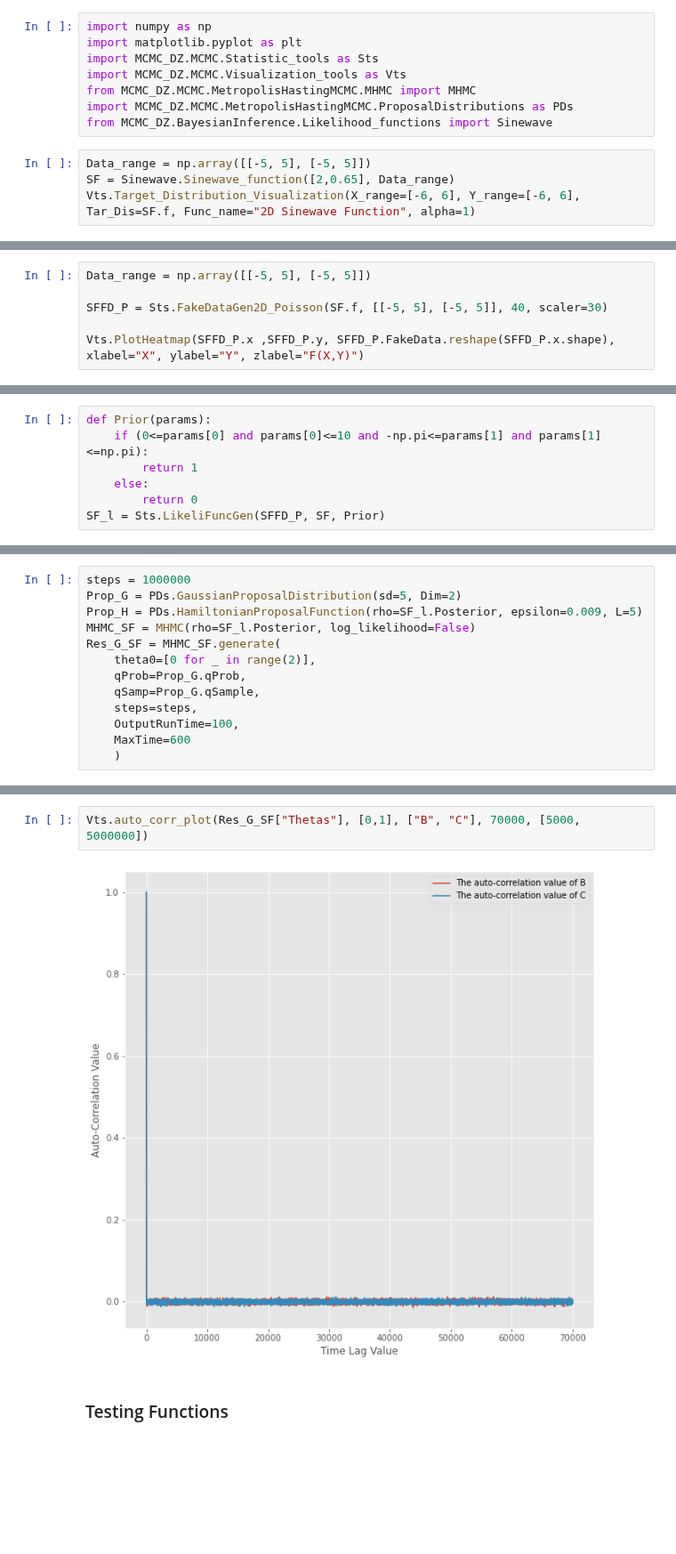
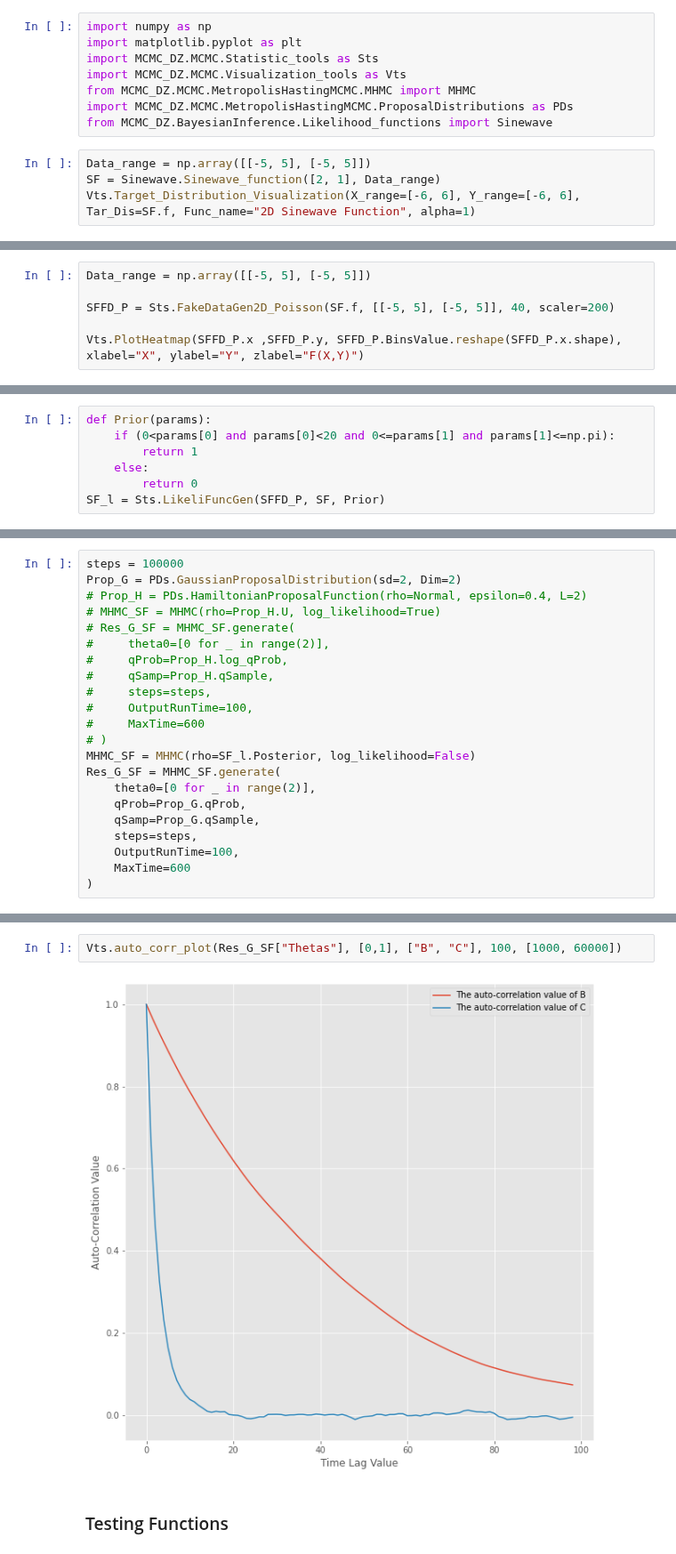
Before and after one commit to pjdunne/MResMCMC2023, a Jupyter notebook: Examples_Dian.ipynb, the cells around one changed output, grey strips where cells are left out. Shown at 89% size. Cells and saved outputs as stored; diff of their text form; blank space fills up the shorter version.

```diff
--- a/Examples_Dian.ipynb
+++ b/Examples_Dian.ipynb
@@ -10,6 +10,6 @@ import MCMC_DZ.MCMC.MetropolisHastingMCMC.ProposalDistributions as PDs
 from MCMC_DZ.BayesianInference.Likelihood_functions import Sinewave
 # %%
 Data_range = np.array([[-5, 5], [-5, 5]])
-SF = Sinewave.Sinewave_function([2,0.65], Data_range)
+SF = Sinewave.Sinewave_function([2, 1], Data_range)
 Vts.Target_Distribution_Visualization(X_range=[-6, 6], Y_range=[-6, 6], Tar_Dis=SF.f, Func_name="2D Sinewave Function", alpha=1)
 # %% [output]
@@ -17,7 +17,7 @@ Vts.Target_Distribution_Visualization(X_range=[-6, 6], Y_range=[-6, 6], Tar_Dis=
 # %%
 Data_range = np.array([[-5, 5], [-5, 5]])
 
-SFFD_P = Sts.FakeDataGen2D_Poisson(SF.f, [[-5, 5], [-5, 5]], 40, scaler=30)
+SFFD_P = Sts.FakeDataGen2D_Poisson(SF.f, [[-5, 5], [-5, 5]], 40, scaler=200)
 
-Vts.PlotHeatmap(SFFD_P.x ,SFFD_P.y, SFFD_P.FakeData.reshape(SFFD_P.x.shape), xlabel="X", ylabel="Y", zlabel="F(X,Y)")
+Vts.PlotHeatmap(SFFD_P.x ,SFFD_P.y, SFFD_P.BinsValue.reshape(SFFD_P.x.shape), xlabel="X", ylabel="Y", zlabel="F(X,Y)")
 # %% [output]
@@ -25,6 +25,6 @@ Vts.PlotHeatmap(SFFD_P.x ,SFFD_P.y, SFFD_P.FakeData.reshape(SFFD_P.x.shape), xla
 # %%
 def Prior(params):
-    if (0<=params[0] and params[0]<=10 and -np.pi<=params[1] and params[1]<=np.pi):
+    if (0<params[0] and params[0]<20 and 0<=params[1] and params[1]<=np.pi):
         return 1
     else:
         return 0
@@ -45,7 +50,16 @@ Vts.PlotHeatmap(Bs, Cs, Ls, xlabel="B", ylabel="C", zlabel="l(A, B)", Plot_Max=T
 # %%
-steps = 1000000
-Prop_G = PDs.GaussianProposalDistribution(sd=5, Dim=2)
-Prop_H = PDs.HamiltonianProposalFunction(rho=SF_l.Posterior, epsilon=0.009, L=5)
+steps = 100000
+Prop_G = PDs.GaussianProposalDistribution(sd=2, Dim=2)
+# Prop_H = PDs.HamiltonianProposalFunction(rho=Normal, epsilon=0.4, L=2)
+# MHMC_SF = MHMC(rho=Prop_H.U, log_likelihood=True)
+# Res_G_SF = MHMC_SF.generate(
+#     theta0=[0 for _ in range(2)],
+#     qProb=Prop_H.log_qProb,
+#     qSamp=Prop_H.qSample,
+#     steps=steps,
+#     OutputRunTime=100,
+#     MaxTime=600
+# )
 MHMC_SF = MHMC(rho=SF_l.Posterior, log_likelihood=False)
 Res_G_SF = MHMC_SF.generate(
     theta0=[0 for _ in range(2)],
@@ -54,4 +68,4 @@ Res_G_SF = MHMC_SF.generate(
     steps=steps,
     OutputRunTime=100,
     MaxTime=600
-    )
+)
@@ -88,6 +102,6 @@ Vts.targetDis_step_plot(Thetas=Res_G_SF["Thetas"], rho=SF_l.Posterior, target_ty
 # %%
-Vts.auto_corr_plot(Res_G_SF["Thetas"], [0,1], ["B", "C"], 70000, [5000, 5000000])
+Vts.auto_corr_plot(Res_G_SF["Thetas"], [0,1], ["B", "C"], 100, [1000, 60000])
 # %% [output]
-[figure, old version]
+[figure, new version]
 # %% [markdown]
 ### Testing Functions
```
Also changed, not shown: parts of 15 cells of this notebook.
